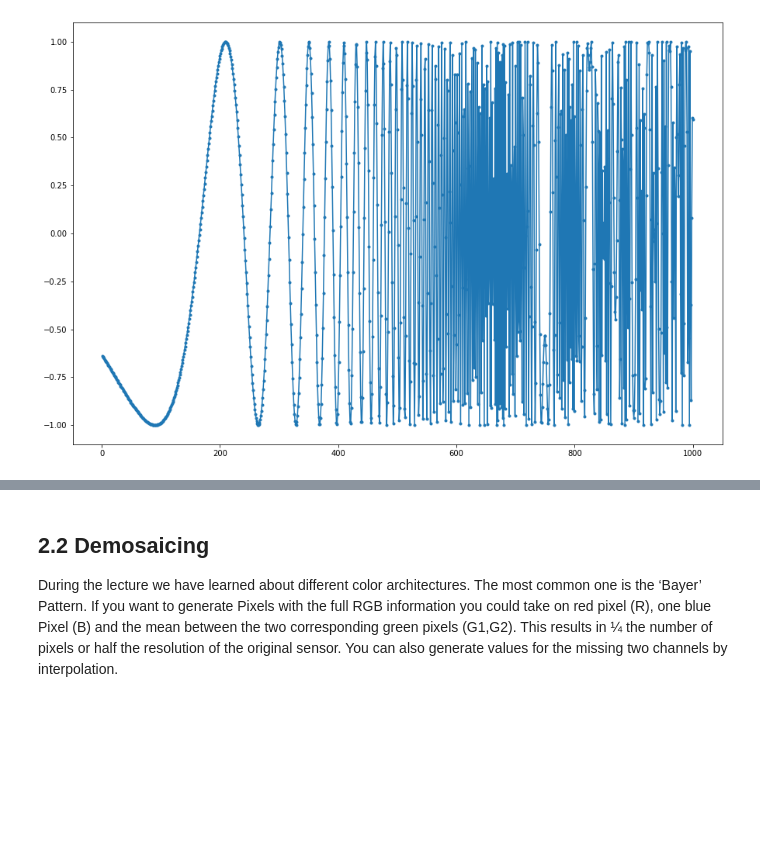
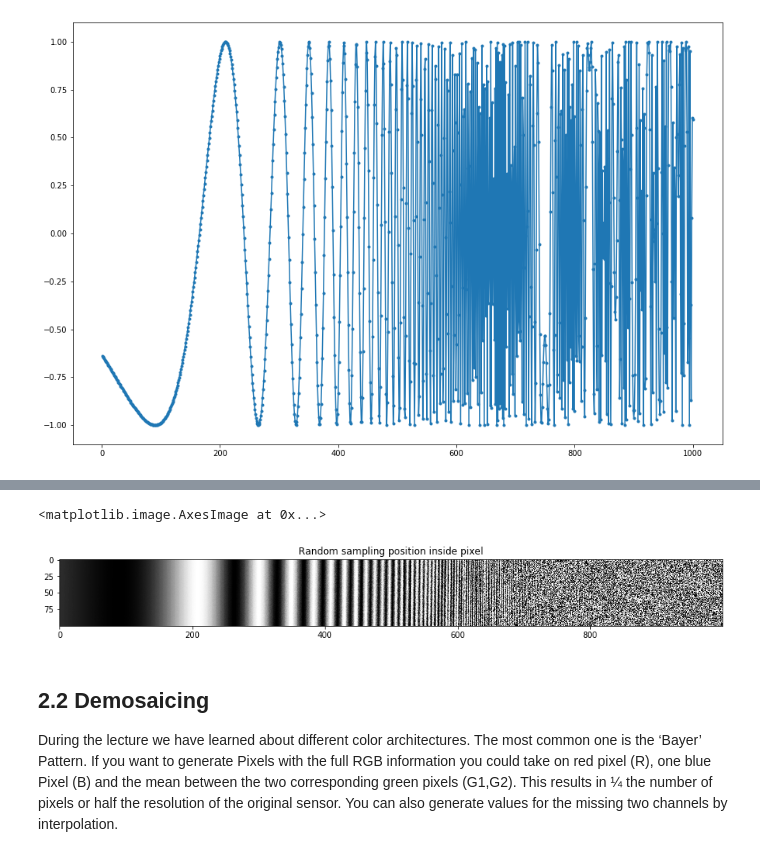
Before and after one commit to kilianeifler/Filmtechnik_HdM, a Jupyter notebook: Ex_2/Exercise_02_Group_xx.ipynb, the cells around one changed output, grey strips where cells are left out. Cells and saved outputs as stored; diff of their text form; code cells hidden in the pictures; blank space fills up the shorter version.

```diff
--- a/Ex_2/Exercise_02_Group_xx.ipynb
+++ b/Ex_2/Exercise_02_Group_xx.ipynb
@@ -56,14 +56,17 @@ plt.imshow(yImg, cmap='gray', vmin=0.0, vmax=1.0);
 # %%
 # Now we create the same 2D image but sample at a random position inside each pixel
-xRandImg = xImg +  # your code here
-yRandImg =         # your code here
+xRandImg = xImg +  np.random.rand(imgHeight,imgWidth)
+yRandImg = (evalSweep(xRandImg) + 1 ) / 2
 plt.title('Random sampling position inside pixel')
 plt.imshow( yRandImg, cmap='gray', vmin=0.0, vmax=1.0)
 
 # What happened to the weird pattern in the high frequencies?
+# Sie sind im Rauschen verschwunden.
 #
 #
-#
+# %% [output]
+<matplotlib.image.AxesImage at 0x...>
+[figure, added]
 # %%
 # Now let's sample the full pixelsize via monte carlo sampling (sample the value for each pixel at a random position inside the pixel)
 # Put the number of samples in the third dimension (axis=2)
```
Also changed, not shown: parts of 1 cell of this notebook.
